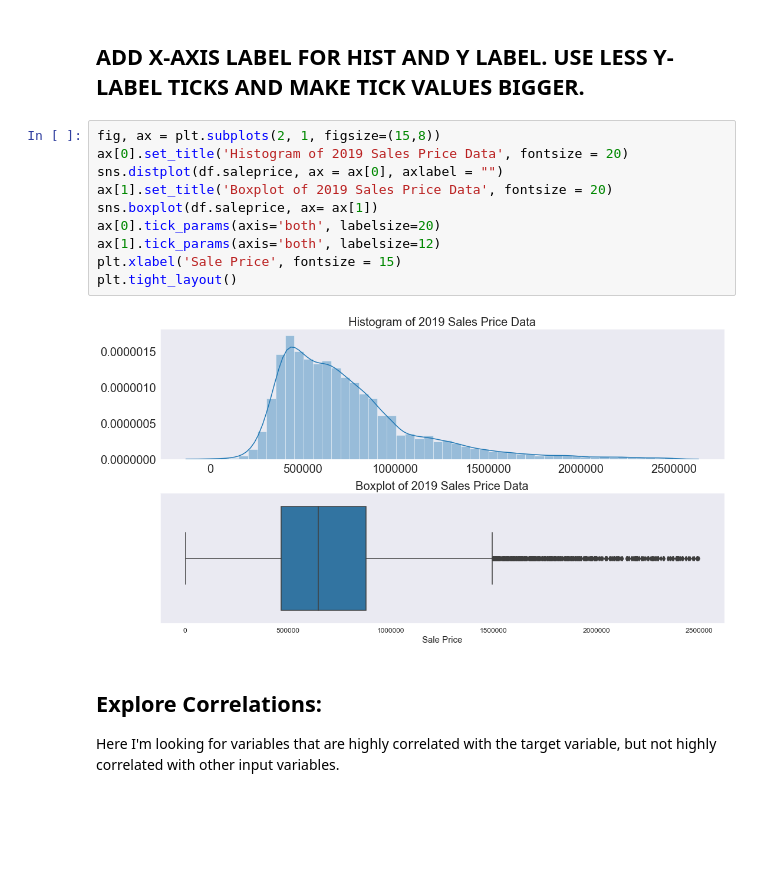
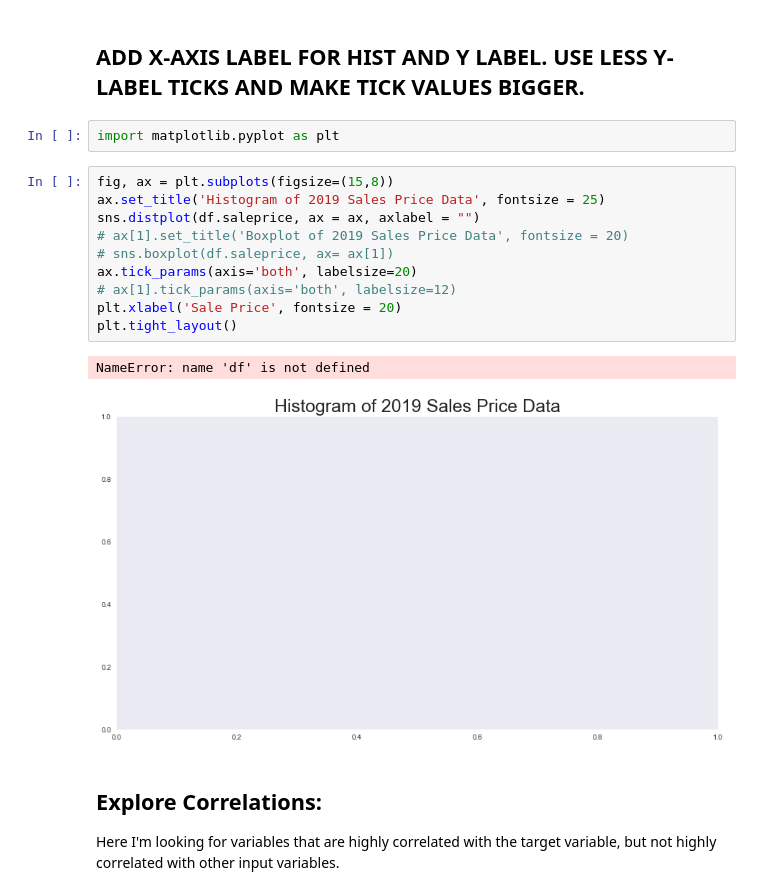
Before and after one commit to lecritch/king_county_housing_prices_linear_regression, a Jupyter notebook: exploratory/lmc_notebooks/fsm1_lc.ipynb, the cells around one changed output. Cells and saved outputs as stored; diff of their text form; blank space fills up the shorter version.

```diff
--- a/exploratory/lmc_notebooks/fsm1_lc.ipynb
+++ b/exploratory/lmc_notebooks/fsm1_lc.ipynb
@@ -123,18 +123,21 @@ memory usage: 8.9+ MB
 ### Visualise Target Variable:  `saleprice`
 # %% [markdown]
 ## ADD X-AXIS LABEL FOR HIST AND Y LABEL.  USE LESS Y-LABEL TICKS AND MAKE TICK VALUES BIGGER.
+# %%
+import matplotlib.pyplot as plt
 # %%
-fig, ax = plt.subplots(2, 1, figsize=(15,8))
-ax[0].set_title('Histogram of 2019 Sales Price Data', fontsize = 20)
-sns.distplot(df.saleprice, ax = ax[0], axlabel = "")
-ax[1].set_title('Boxplot of 2019 Sales Price Data', fontsize = 20)
-sns.boxplot(df.saleprice, ax= ax[1])
-ax[0].tick_params(axis='both', labelsize=20)
-ax[1].tick_params(axis='both', labelsize=12)
-plt.xlabel('Sale Price', fontsize = 15)
+fig, ax = plt.subplots(figsize=(15,8))
+ax.set_title('Histogram of 2019 Sales Price Data', fontsize = 25)
+sns.distplot(df.saleprice, ax = ax, axlabel = "")
+# ax[1].set_title('Boxplot of 2019 Sales Price Data', fontsize = 20)
+# sns.boxplot(df.saleprice, ax= ax[1])
+ax.tick_params(axis='both', labelsize=20)
+# ax[1].tick_params(axis='both', labelsize=12)
+plt.xlabel('Sale Price', fontsize = 20)
 plt.tight_layout()
 # %% [output]
+NameError: name 'df' is not defined
-[figure, old version]
+[figure, new version]
 # %% [markdown]
 ## Explore Correlations:
 
```
Also changed, not shown: 3 other files.
